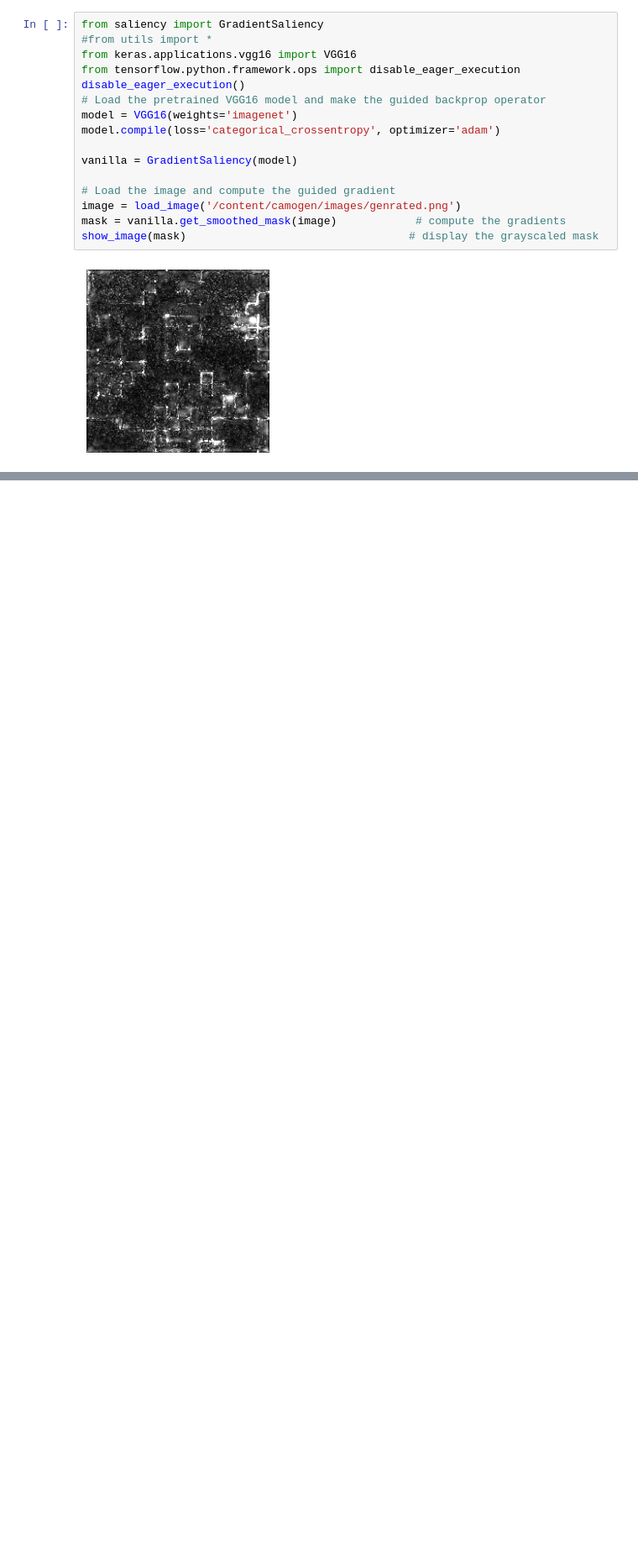
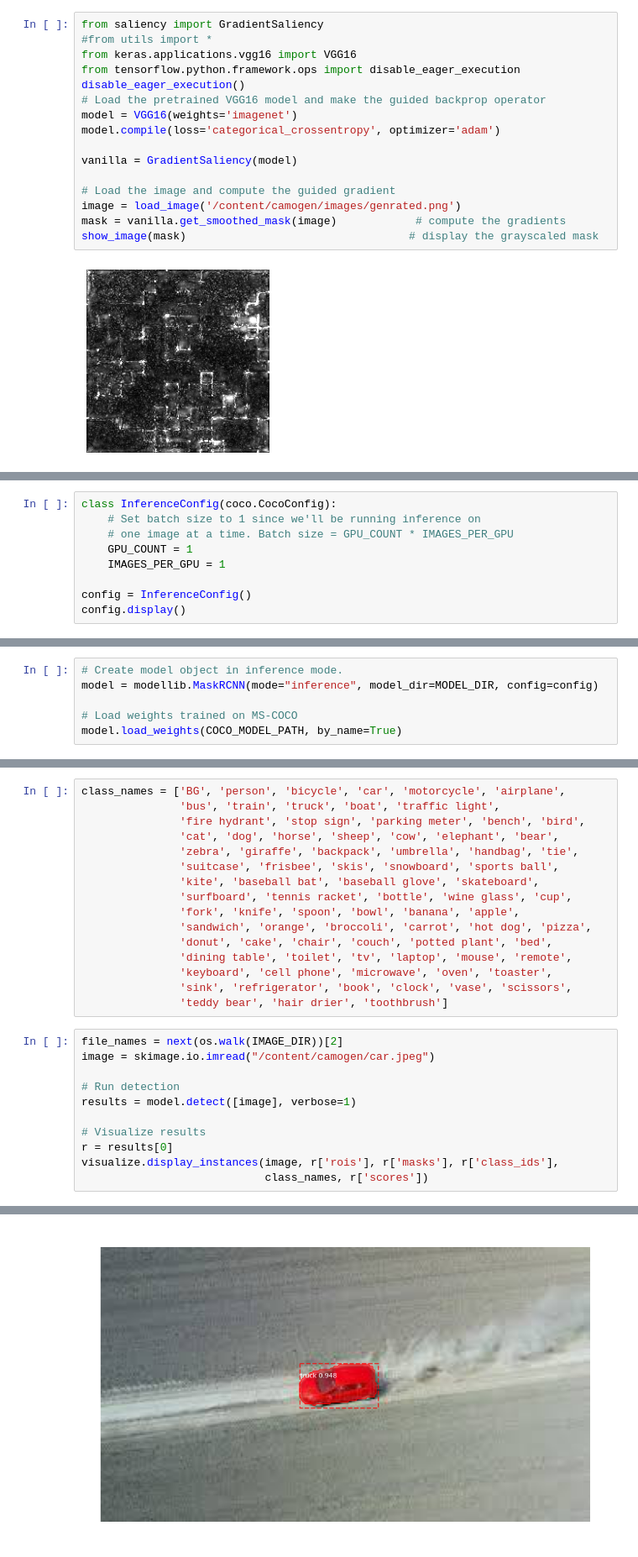
Before and after one commit to SYBIOTE/CMEPCMGN, a Jupyter notebook: comouflage_gen.ipynb, the cells around one changed output, grey strips where cells are left out. Shown at 84% size. Drawn from its saved outputs; the diff is of its cells as text; blank space fills up the shorter version.

```diff
--- a/comouflage_gen.ipynb
+++ b/comouflage_gen.ipynb
@@ -945,0 +1002,9 @@ show_image(mask)                                  # display the grayscaled mask
+# %%
+class InferenceConfig(coco.CocoConfig):
+    # Set batch size to 1 since we'll be running inference on
+    # one image at a time. Batch size = GPU_COUNT * IMAGES_PER_GPU
+    GPU_COUNT = 1
+    IMAGES_PER_GPU = 1
+
+config = InferenceConfig()
+config.display()
@@ -945,0 +1029,6 @@ show_image(mask)                                  # display the grayscaled mask
+# %%
+# Create model object in inference mode.
+model = modellib.MaskRCNN(mode="inference", model_dir=MODEL_DIR, config=config)
+
+# Load weights trained on MS-COCO
+model.load_weights(COCO_MODEL_PATH, by_name=True)
@@ -945,0 +1056,28 @@ show_image(mask)                                  # display the grayscaled mask
+# %%
+class_names = ['BG', 'person', 'bicycle', 'car', 'motorcycle', 'airplane',
+               'bus', 'train', 'truck', 'boat', 'traffic light',
+               'fire hydrant', 'stop sign', 'parking meter', 'bench', 'bird',
+               'cat', 'dog', 'horse', 'sheep', 'cow', 'elephant', 'bear',
+               'zebra', 'giraffe', 'backpack', 'umbrella', 'handbag', 'tie',
+               'suitcase', 'frisbee', 'skis', 'snowboard', 'sports ball',
+               'kite', 'baseball bat', 'baseball glove', 'skateboard',
+               'surfboard', 'tennis racket', 'bottle', 'wine glass', 'cup',
+               'fork', 'knife', 'spoon', 'bowl', 'banana', 'apple',
+               'sandwich', 'orange', 'broccoli', 'carrot', 'hot dog', 'pizza',
+               'donut', 'cake', 'chair', 'couch', 'potted plant', 'bed',
+               'dining table', 'toilet', 'tv', 'laptop', 'mouse', 'remote',
+               'keyboard', 'cell phone', 'microwave', 'oven', 'toaster',
+               'sink', 'refrigerator', 'book', 'clock', 'vase', 'scissors',
+               'teddy bear', 'hair drier', 'toothbrush']
+# %%
+file_names = next(os.walk(IMAGE_DIR))[2]
+image = skimage.io.imread("/content/camogen/car.jpeg")
+
+# Run detection
+results = model.detect([image], verbose=1)
+
+# Visualize results
+r = results[0]
+visualize.display_instances(image, r['rois'], r['masks'], r['class_ids'],
+                            class_names, r['scores'])
+# %% [output]
@@ -945,0 +1089 @@ show_image(mask)                                  # display the grayscaled mask
+[figure, added]
```
Also changed, not shown: parts of 10 cells of this notebook.
